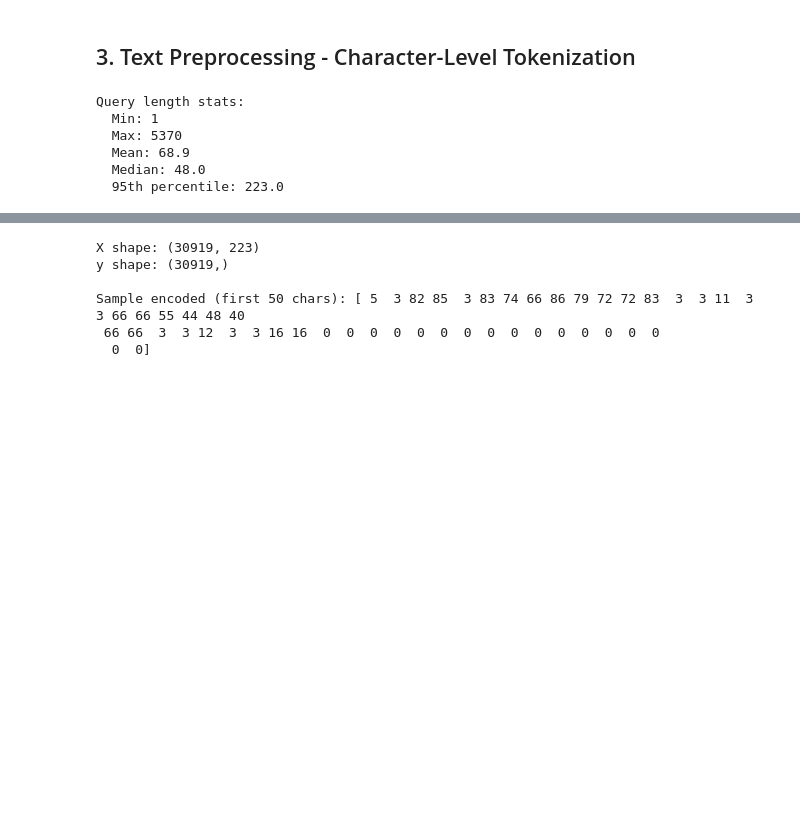
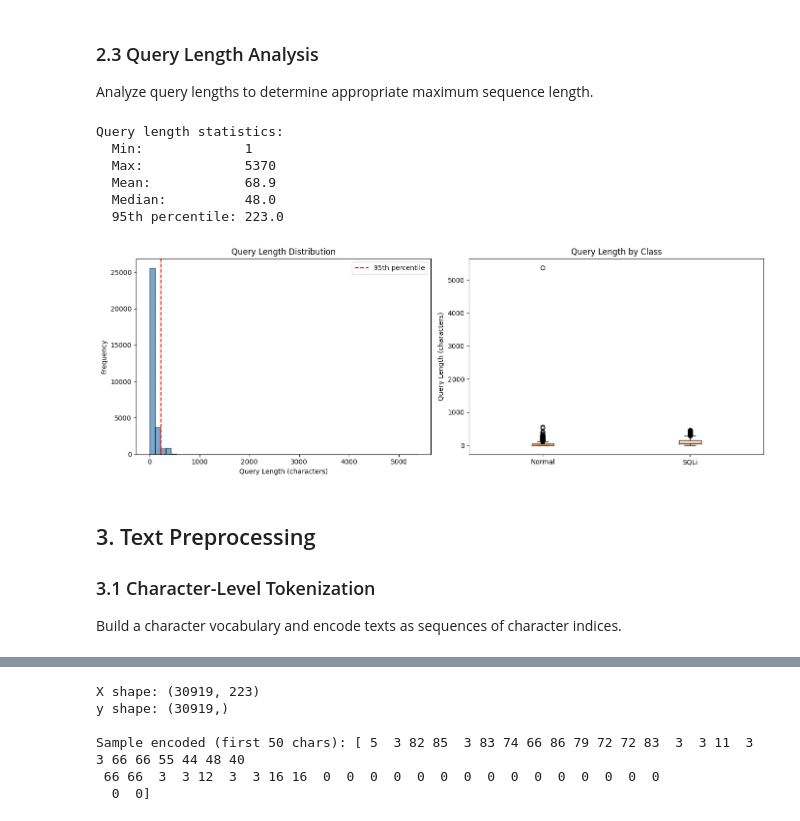
Before and after one commit to jnswkz/webattack-payload-detector, a Jupyter notebook: sqli_rnn_training.ipynb, the cells around one changed output, grey strips where cells are left out. Cells and saved outputs as stored; diff of their text form; code cells hidden in the pictures; blank space fills up the shorter version.

```diff
--- a/sqli_rnn_training.ipynb
+++ b/sqli_rnn_training.ipynb
@@ -94,25 +119,56 @@ Sample SQLi queries:
+# %% [markdown]
+### 2.3 Query Length Analysis
+
+Analyze query lengths to determine appropriate maximum sequence length.
+# %%
+# Get texts and labels
+texts = df['Query'].astype(str).values
+labels = df['Label'].values
+
+# Analyze query lengths
+lengths = [len(t) for t in texts]
+
+print("Query length statistics:")
+print(f"  Min:             {min(lengths)}")
+print(f"  Max:             {max(lengths)}")
+print(f"  Mean:            {np.mean(lengths):.1f}")
+print(f"  Median:          {np.median(lengths):.1f}")
+print(f"  95th percentile: {np.percentile(lengths, 95):.1f}")
+
+# Visualize length distribution
+fig, axes = plt.subplots(1, 2, figsize=(14, 5))
+
+# Histogram
+axes[0].hist(lengths, bins=50, color='steelblue', edgecolor='black', alpha=0.7)
+axes[0].axvline(np.percentile(lengths, 95), color='red', linestyle='--', label='95th percentile')
+axes[0].set_title('Query Length Distribution')
+axes[0].set_xlabel('Query Length (characters)')
+axes[0].set_ylabel('Frequency')
+axes[0].legend()
+
+# Box plot by class
+normal_lengths = [len(t) for t, l in zip(texts, labels) if l == 0]
+sqli_lengths = [len(t) for t, l in zip(texts, labels) if l == 1]
+axes[1].boxplot([normal_lengths, sqli_lengths], labels=['Normal', 'SQLi'])
+axes[1].set_title('Query Length by Class')
+axes[1].set_ylabel('Query Length (characters)')
+
+plt.tight_layout()
+plt.show()
+# %% [output]
+Query length statistics:
+  Min:             1
+  Max:             5370
+  Mean:            68.9
+  Median:          48.0
+  95th percentile: 223.0
+[figure, added]
 # %% [markdown]
-## 3. Text Preprocessing - Character-Level Tokenization
+## 3. Text Preprocessing
+
+### 3.1 Character-Level Tokenization
+
+Build a character vocabulary and encode texts as sequences of character indices.
-# %%
-# Get texts and labels
-texts = df['Query'].astype(str).values
-labels = df['Label'].values
-
-# Check query lengths
-lengths = [len(t) for t in texts]
-print(f"Query length stats:")
-print(f"  Min: {min(lengths)}")
-print(f"  Max: {max(lengths)}")
-print(f"  Mean: {np.mean(lengths):.1f}")
-print(f"  Median: {np.median(lengths):.1f}")
-print(f"  95th percentile: {np.percentile(lengths, 95):.1f}")
-# %% [output]
-Query length stats:
-  Min: 1
-  Max: 5370
-  Mean: 68.9
-  Median: 48.0
-  95th percentile: 223.0
 # %%
 # Set max length (use 95th percentile to cover most cases)
 MAX_LEN = int(np.percentile(lengths, 95))
```
Also changed, not shown: parts of 63 cells of this notebook.
